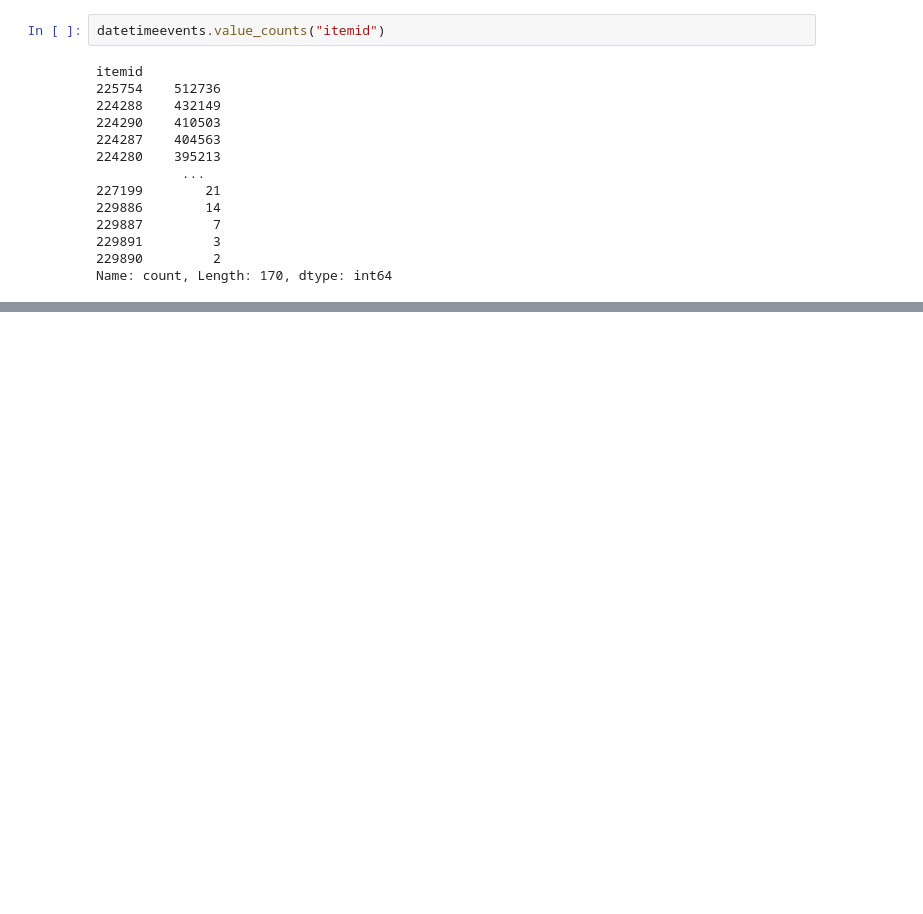
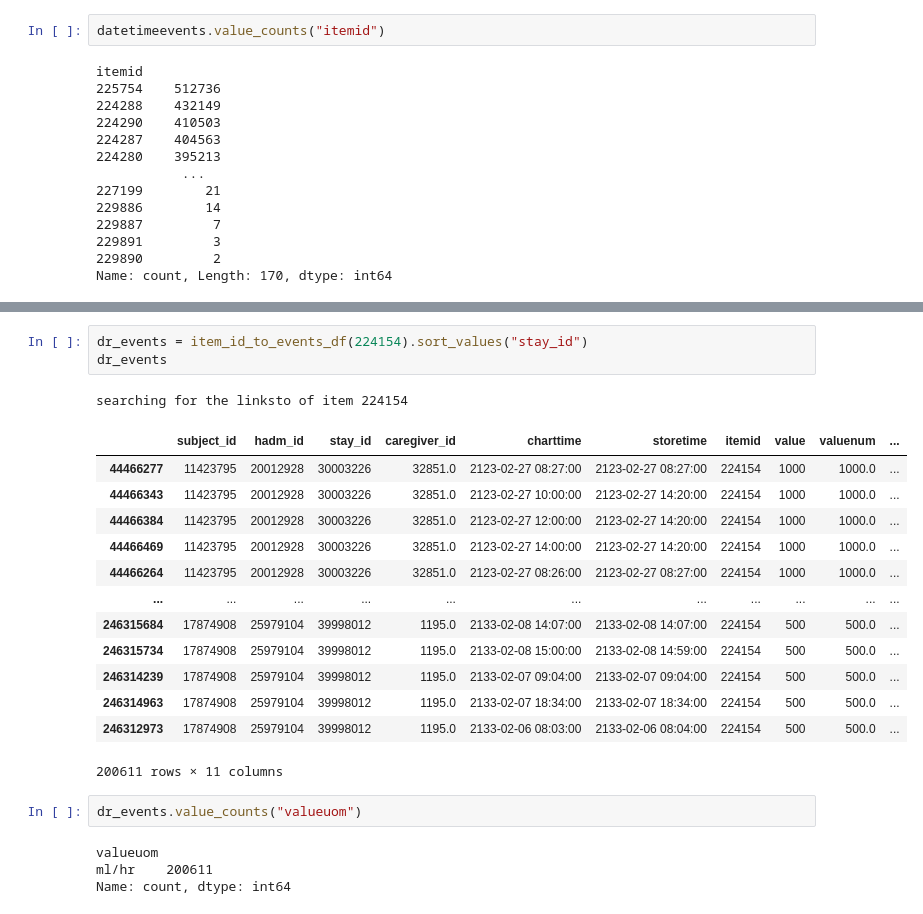
Before and after one commit to oldsandiaz/mimicclif, a Jupyter notebook: code/mimic-to-clif.ipynb, the cells around one changed output, grey strips where cells are left out. Saved outputs shown, nothing was run; the diff lists cells and outputs as text; blank space fills up the shorter version.

```diff
--- a/code/mimic-to-clif.ipynb
+++ b/code/mimic-to-clif.ipynb
@@ -1355,0 +1433,24 @@ Name: count, Length: 170, dtype: int64
+# %%
+dr_events = item_id_to_events_df(224154).sort_values("stay_id")
+dr_events
+# %% [output]
+searching for the linksto of item 224154
+|  | subject_id | hadm_id | stay_id | caregiver_id | charttime | storetime | itemid | value | valuenum | ... |
+| 44466277 | 11423795 | 20012928 | 30003226 | 32851.0 | 2123-02-27 08:27:00 | 2123-02-27 08:27:00 | 224154 | 1000 | 1000.0 | ... |
+| 44466343 | 11423795 | 20012928 | 30003226 | 32851.0 | 2123-02-27 10:00:00 | 2123-02-27 14:20:00 | 224154 | 1000 | 1000.0 | ... |
+| 44466384 | 11423795 | 20012928 | 30003226 | 32851.0 | 2123-02-27 12:00:00 | 2123-02-27 14:20:00 | 224154 | 1000 | 1000.0 | ... |
+| 44466469 | 11423795 | 20012928 | 30003226 | 32851.0 | 2123-02-27 14:00:00 | 2123-02-27 14:20:00 | 224154 | 1000 | 1000.0 | ... |
+| 44466264 | 11423795 | 20012928 | 30003226 | 32851.0 | 2123-02-27 08:26:00 | 2123-02-27 08:27:00 | 224154 | 1000 | 1000.0 | ... |
+| ... | ... | ... | ... | ... | ... | ... | ... | ... | ... | ... |
+| 246315684 | 17874908 | 25979104 | 39998012 | 1195.0 | 2133-02-08 14:07:00 | 2133-02-08 14:07:00 | 224154 | 500 | 500.0 | ... |
+| 246315734 | 17874908 | 25979104 | 39998012 | 1195.0 | 2133-02-08 15:00:00 | 2133-02-08 14:59:00 | 224154 | 500 | 500.0 | ... |
+| 246314239 | 17874908 | 25979104 | 39998012 | 1195.0 | 2133-02-07 09:04:00 | 2133-02-07 09:04:00 | 224154 | 500 | 500.0 | ... |
+| 246314963 | 17874908 | 25979104 | 39998012 | 1195.0 | 2133-02-07 18:34:00 | 2133-02-07 18:34:00 | 224154 | 500 | 500.0 | ... |
+| 246312973 | 17874908 | 25979104 | 39998012 | 1195.0 | 2133-02-06 08:03:00 | 2133-02-06 08:04:00 | 224154 | 500 | 500.0 | ... |
+200611 rows × 11 columns
+# %%
+dr_events.value_counts("valueuom")
+# %% [output]
+valueuom
+ml/hr    200611
+Name: count, dtype: int64
```
Also changed, not shown: parts of 12 cells of this notebook.
